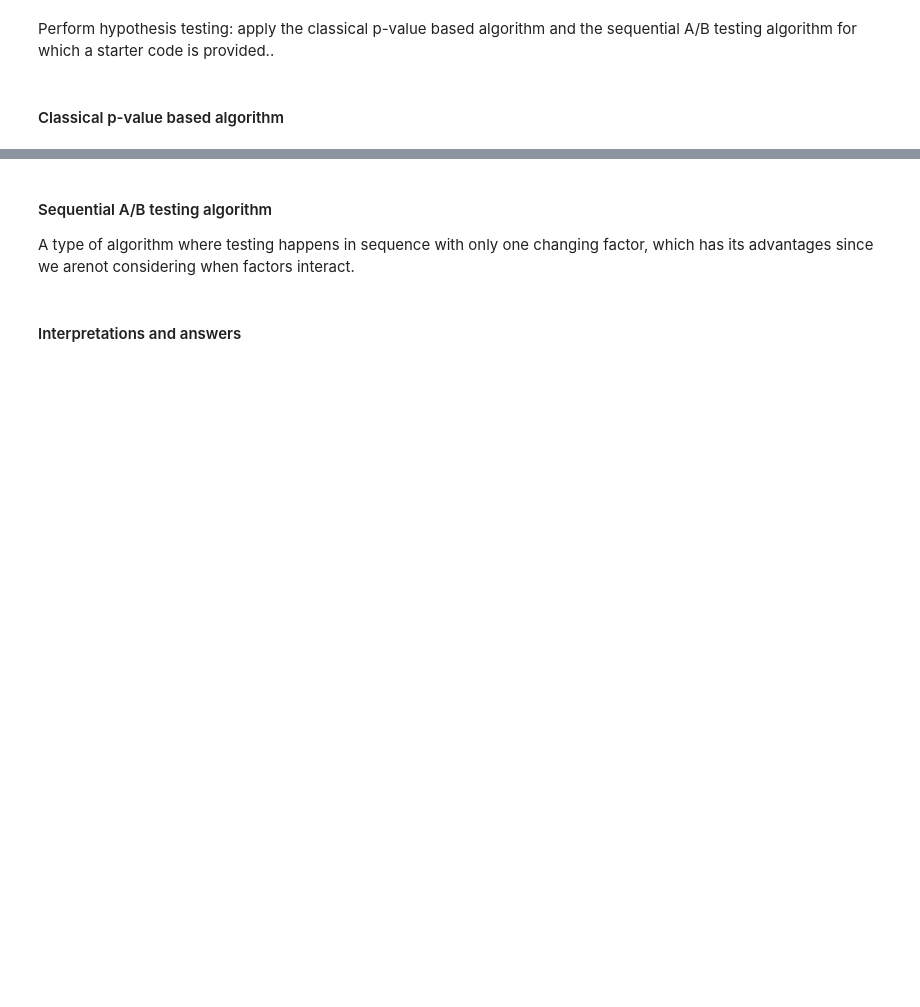
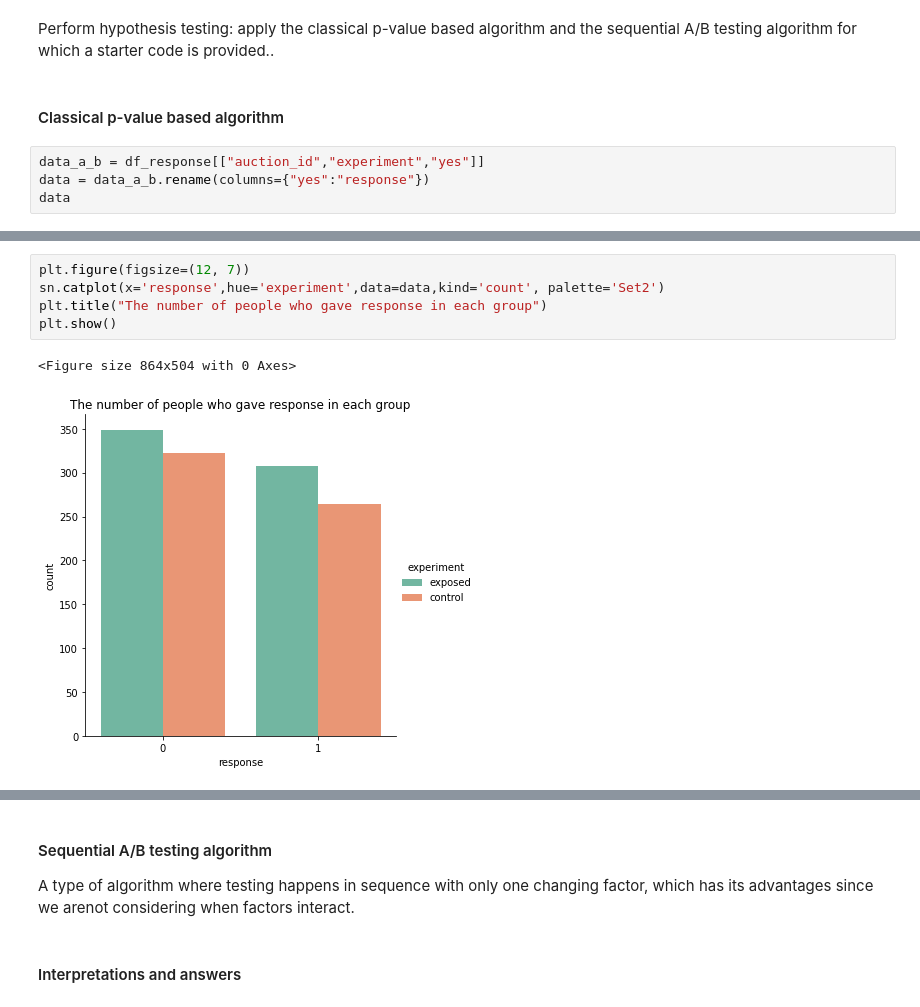
Before and after one commit to DiboraHaile/Testing-A-B, a Jupyter notebook: notebooks/classical_A-B_testing_analysis.ipynb, the cells around one changed output, grey strips where cells are left out. Drawn from its saved outputs; the diff is of its cells as text; blank space fills up the shorter version.

```diff
--- a/notebooks/classical_A-B_testing_analysis.ipynb
+++ b/notebooks/classical_A-B_testing_analysis.ipynb
@@ -170,3 +172,7 @@ We will do further analysis to see if our inference is correct.
 Perform hypothesis testing: apply the classical p-value based algorithm and the  sequential A/B testing algorithm for which a starter code is provided..
 # %% [markdown]
 #### Classical p-value based algorithm
+# %%
+data_a_b = df_response[["auction_id","experiment","yes"]]
+data = data_a_b.rename(columns={"yes":"response"})
+data
@@ -172,0 +193,8 @@ Perform hypothesis testing: apply the classical p-value based algorithm and the
+# %%
+plt.figure(figsize=(12, 7))
+sn.catplot(x='response',hue='experiment',data=data,kind='count', palette='Set2')
+plt.title("The number of people who gave response in each group")
+plt.show()
+# %% [output]
+<Figure size 864x504 with 0 Axes>
+[figure, added]
```
Also changed, not shown: parts of 7 cells of this notebook.
